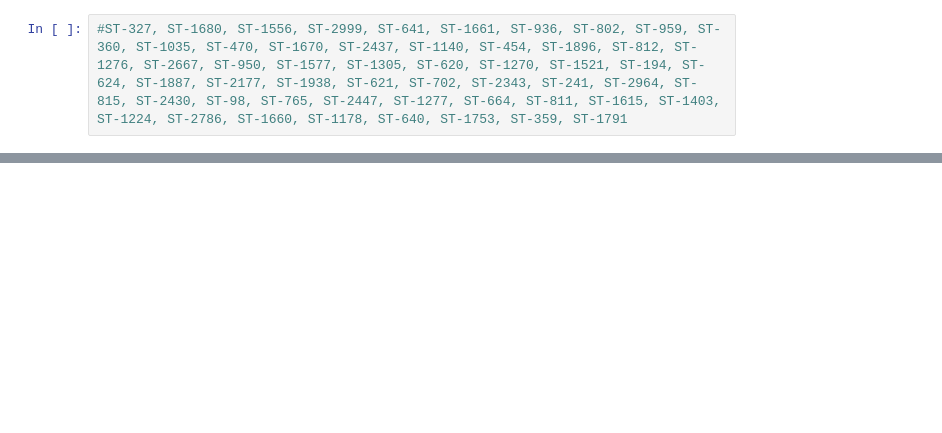
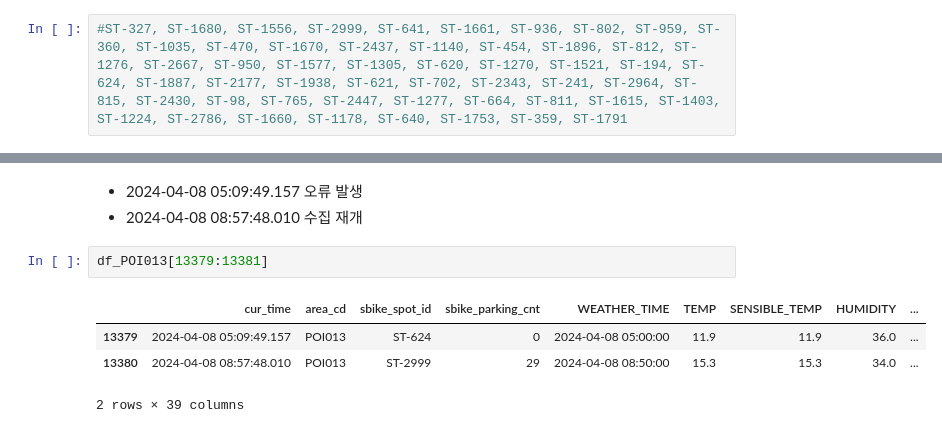
Before and after one commit to luvurself8/SeoulPublicDataHackathon, a Jupyter notebook: 시각화.ipynb, the cells around one changed output, grey strips where cells are left out. Cells and saved outputs as stored; diff of their text form; blank space fills up the shorter version.

```diff
--- a/시각화.ipynb
+++ b/시각화.ipynb
@@ -46,0 +70,10 @@ Text(0, 0.5, 'Y')
+# %% [markdown]
+- 2024-04-08 05:09:49.157 오류 발생
+- 2024-04-08 08:57:48.010 수집 재개
+# %%
+df_POI013[13379:13381]
+# %% [output]
+|  | cur_time | area_cd | sbike_spot_id | sbike_parking_cnt | WEATHER_TIME | TEMP | SENSIBLE_TEMP | HUMIDITY | ... |
+| 13379 | 2024-04-08 05:09:49.157 | POI013 | ST-624 | 0 | 2024-04-08 05:00:00 | 11.9 | 11.9 | 36.0 | ... |
+| 13380 | 2024-04-08 08:57:48.010 | POI013 | ST-2999 | 29 | 2024-04-08 08:50:00 | 15.3 | 15.3 | 34.0 | ... |
+2 rows × 39 columns
```
Also changed, not shown: parts of 16 cells of this notebook.
